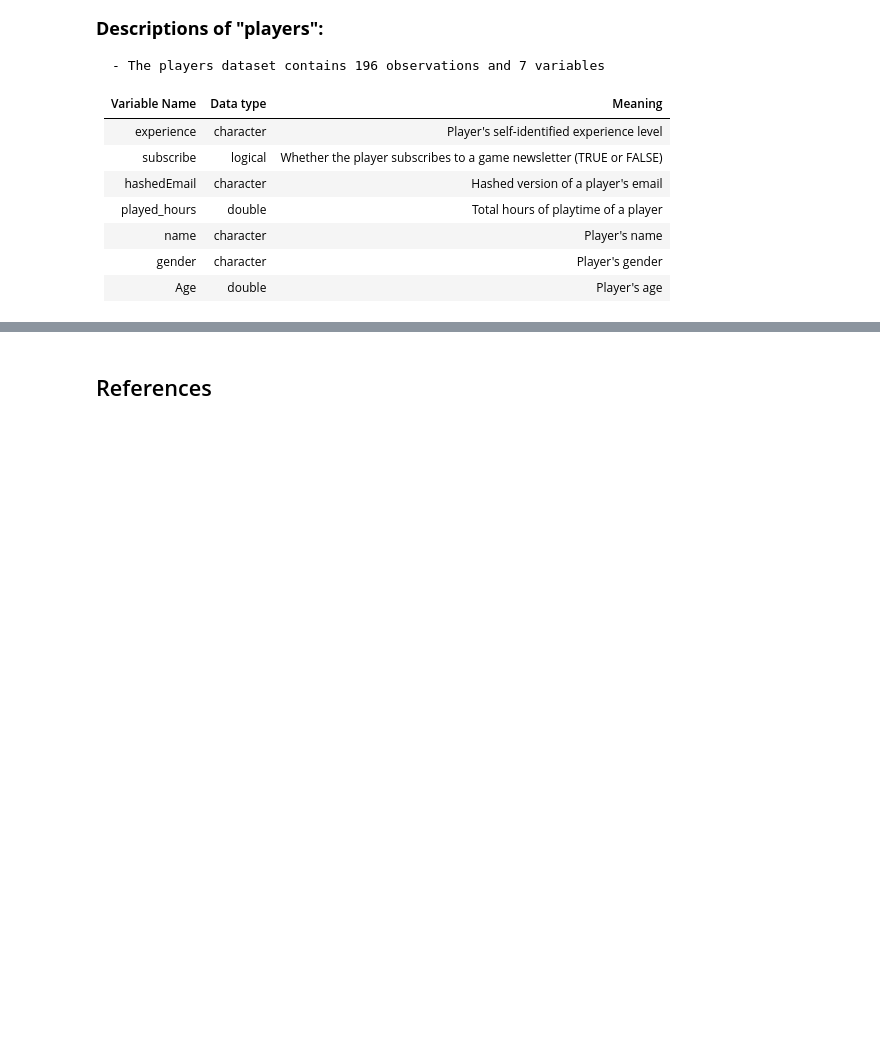
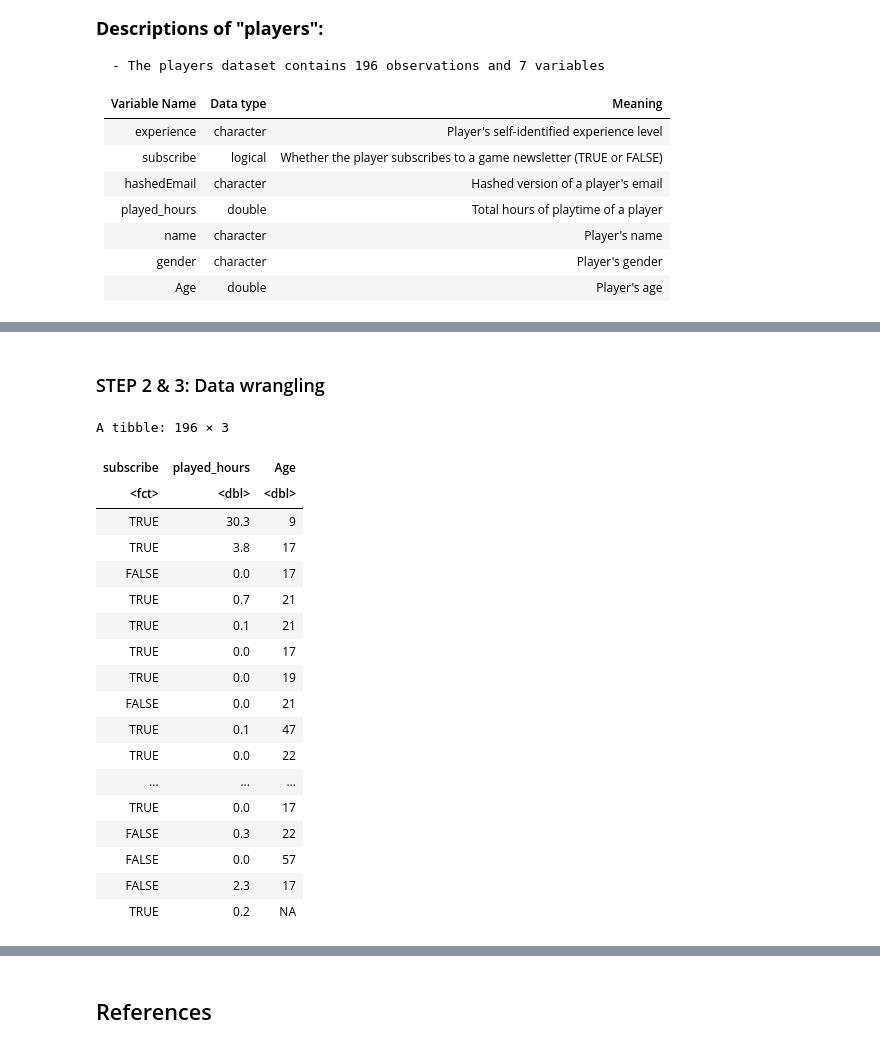
Before and after one commit to Ada-Lov3lace/project_final_report, a Jupyter notebook: dtsc_project_final_report.ipynb, the cells around one changed output, grey strips where cells are left out. Drawn from its saved outputs; the diff is of its cells as text; code cells hidden in the pictures; blank space fills up the shorter version.

```diff
--- a/dtsc_project_final_report.ipynb
+++ b/dtsc_project_final_report.ipynb
@@ -68,0 +131,28 @@ A spec_tbl_df: 196 × 7
+# %% [markdown]
+### STEP 2 & 3: Data wrangling
+# %%
+# Wrangling the data into the preferred/tidy format to perform predictive analysis
+players_clean <- players_full |>
+    select(subscribe, played_hours, Age) |> # selecting the required variables
+    mutate(subscribe = as_factor(subscribe)) # changing the variable of interest to <fct> type
+players_clean
+# %% [output]
+A tibble: 196 × 3
+| subscribe | played_hours | Age |
+| <fct> | <dbl> | <dbl> |
+| TRUE | 30.3 | 9 |
+| TRUE | 3.8 | 17 |
+| FALSE | 0.0 | 17 |
+| TRUE | 0.7 | 21 |
+| TRUE | 0.1 | 21 |
+| TRUE | 0.0 | 17 |
+| TRUE | 0.0 | 19 |
+| FALSE | 0.0 | 21 |
+| TRUE | 0.1 | 47 |
+| TRUE | 0.0 | 22 |
+| ... | ... | ... |
+| TRUE | 0.0 | 17 |
+| FALSE | 0.3 | 22 |
+| FALSE | 0.0 | 57 |
+| FALSE | 2.3 | 17 |
+| TRUE | 0.2 | NA |
```
Also changed, not shown: parts of 8 cells of this notebook.
